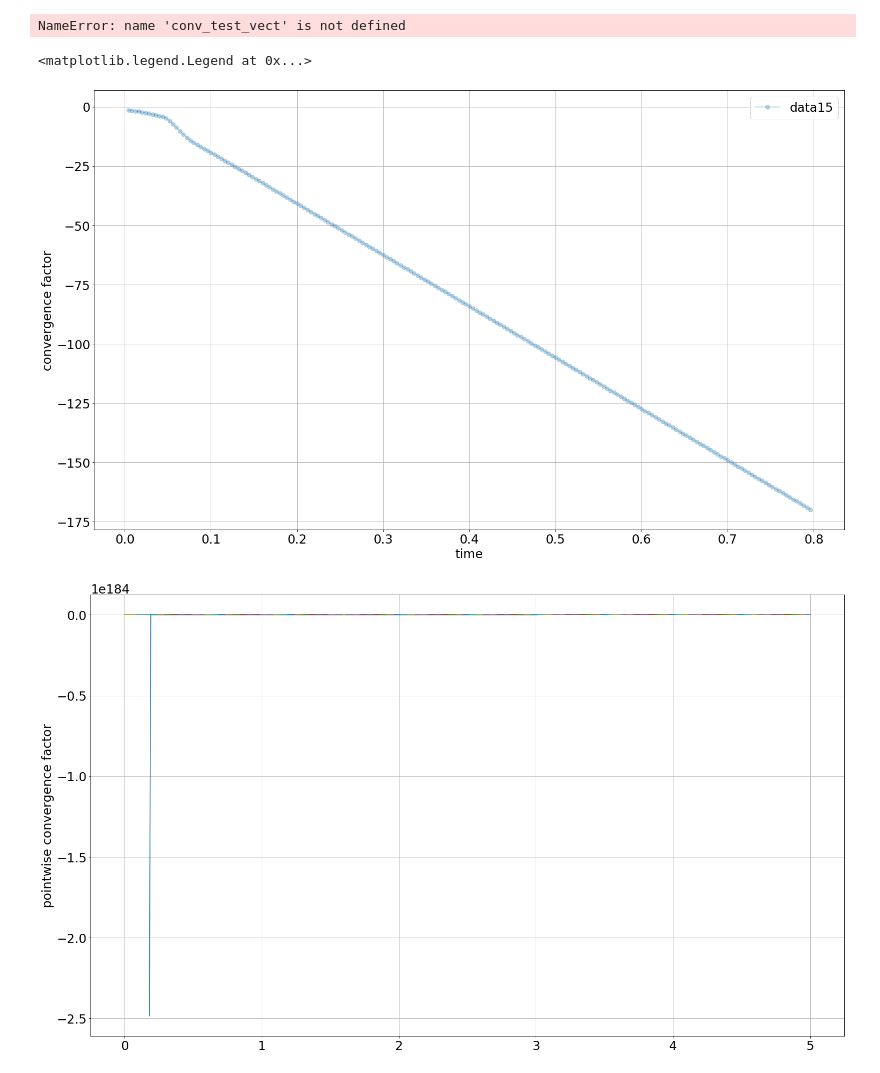
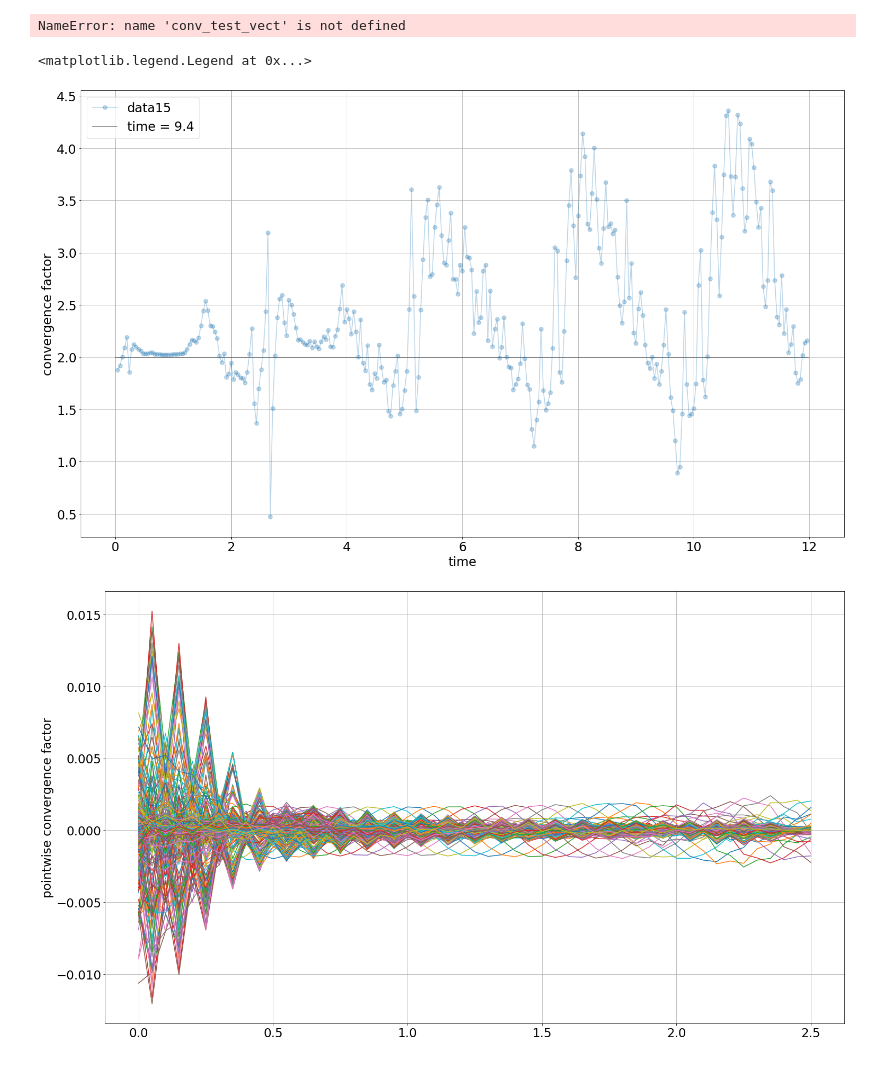
Before and after one commit to giulio-taiocchi/Master_thesis, a Jupyter notebook: Analysis_notebook.ipynb, the cells around one changed output. Cells and saved outputs as stored; diff of their text form; code cells hidden in the pictures.

```diff
--- a/Analysis_notebook.ipynb
+++ b/Analysis_notebook.ipynb
@@ -94,7 +98,7 @@ names.names
 Name: names, dtype: object
 # %%
-range_time = 0.8
-number_steps = 200
+range_time = 12
+number_steps = 300
 len_step = range_time / number_steps
 times = np.arange(0,range_time+len_step,len_step)
 times
@@ -174,20 +177,21 @@ Name: names, dtype: object
 # %%
 %%time
-domain = 5
-h1 = 0.1
+h1 = 0.05
 h2 = h1/2
 h3 = h2/2
-N_point1 = int(domain/h1+1)
-N_point2 = int(domain/h2+1)
-N_point3 = int(domain/h3+1)
+domain_lenght = 2.5
+gl = 2
+gr = 2
+N_point1 = int(domain_lenght/h1+1)+gl+gr
+N_point2 = int(domain_lenght/h2+1)+gl+gr
+N_point3 = int(domain_lenght/h3+1)+gl+gr
 big_DF = []
-for n in range (0, 1):
+for n in range (0, 5):
     DF1, DF2, DF3 = [], [], []
     for i in range (0,number_steps):
         DF1.append( pd.read_csv(names.names[n],skiprows = (N_point1+1)*i,nrows =N_point1) )
         DF2.append( pd.read_csv(names.names[n],skiprows = (N_point1+1)*(number_steps+1)+ (N_point2+1)*i,nrows =N_point2) )
-        DF3.append( pd.read_csv(names.names[n],skiprows = (N_point1+1)*(number_steps+1)+ N_point1*2*(number_steps+1)+(N_point3+1)*i,nrows =N_point3) )
+        DF3.append( pd.read_csv(names.names[n],skiprows = (N_point1+1)*(number_steps+1)+ (N_point2+1)*(number_steps+1)+(N_point3+1)*i,nrows =N_point3) )
     big_DF.append([DF1,DF2,DF3])
     print(names.names[n]+ " added")
-        #f[11
 # %% [output]
@@ -219,8 +227,8 @@ big_DF[0][0][2]
 # %%
 for n in range(0,1):
-    for i in range(0,1):
+    for i in range(0,2):
         #plt.plot(DF[i][1]['x'],initialize_func_vect(gauss_PI,DF[i][1]['x'],DF[i][1]['x'][1]-DF[i][1]['x'][1],times[1]),'+',alpha=0.7,label="theo",markersize=15)
-        plt.plot(big_DF[n][i][-1]['x'],big_DF[n][i][0]['field0'],alpha=0.7,markersize=25)
+        plt.plot(big_DF[n][i][0]['x'],big_DF[n][i][0]['field0'],alpha=0.7,markersize=25)
         #plt.plot(DF[i][-1]['x'],DF[i][0]['field1']-initialize_func_vect(gauss_PI,DF[i][10]['x'],DF[i][10]['x'][10]-DF[i][10]['x'][10],times[-1]),alpha=0.7,label=names.name[int(names.name.size/3)*(i+1)-1],markersize=25)
 
 
@@ -243,8 +251,8 @@ for i in range(0,0):
             #plt.plot(DF[i][j]['x'],initialize_func_vect(gauss_PI,DF[i][0]['x'],DF[i][0]['x'][0]-DF[i][0]['x'][10],times[j]),'.-',alpha=0.6,label="theo",markersize=5)
 """
 for n in []:
-    for i in range(2,3):
-        for j in range(0,4):
+    for i in range(0,3):
+        for j in range(0,1):
             #plt.plot(big_DF[n][i][j]['x'],big_DF[n][i][j]['field2'],alpha=0.6,label=names[n].name[int(names[n].name.size/3)*(i+1)-1],markersize=15)
             #plt.plot(big_DF[n][i][j]['x'],big_DF[n][i][j]['field0'],alpha=0.6,label=names[n].name[int(names[n].name.size/3)*(i+1)-1],markersize=15)
             #plt.plot(DF[i][j]['x'],DF[i][j]['field2'],alpha=0.7,label=names.name[int(names.name.size/3)*(i+1)-1],markersize=25)
@@ -254,17 +262,18 @@ for n in []:
             #plt.plot(big_DF[n][i][j]['x'],np.sin(np.log(1+big_DF[n][i][j]['field2'])),'.-',alpha=0.5,label=names[n].name[int(names[n].name.size/3)*(i+1)-1],markersize=10)
 
 
+
 for n in [0]:
     for i in range(0,3):
-        for j in range(1,2):
-            plt.plot(big_DF[n][i][j]['x'],big_DF[n][i][j]['field1'],alpha=0.6,markersize=15)
+        for j in range(50,51):
+            plt.plot(big_DF[n][i][j]['x'],big_DF[n][i][j]['field0'],alpha=0.6,markersize=15,label=str(times[j]))
             #plt.plot(big_DF[n][i][j]['x'],big_DF[n][i][j]['field1'],'+-',alpha=0.4,markersize=8)
             #plt.plot(big_DF[n][i][j]['x'],big_DF[n][i][j]['field2'],'+-',alpha=0.4,markersize=8)
 
 
 plt.grid()
-#plt.xlim([-0.1,0.5])
-#plt.ylim([ -10,10] )
-#plt.legend()
+#plt.xlim([0.,2.7])
+#plt.ylim([ -0.011,0.01] )
+plt.legend()
 #times[163]
 # %% [output]
@@ -293,38 +303,40 @@ for i,t in enumerate(times[::2]):
 for n in range(0,1):
     self_conv_test_vect = []
     for i,t in enumerate(times[0:-1]):
-        self_conv_test_vect.append(self_conv_test(big_DF[n][0][i],big_DF[n][1][i],big_DF[n][2][i]))
+        self_conv_test_vect.append(self_conv_test(big_DF[n][0][i],big_DF[n][1][i],big_DF[n][2][i],gl,gr))
     allruns_self_conv_test_vect.append(self_conv_test_vect)
-    plt.plot(times[0:-1], self_conv_test_vect,'.-',markersize=15,alpha=0.3,label="data"+str(n+shift))
+    plt.plot(times[0:-1], self_conv_test_vect,'.-',markersize=15,alpha=0.3,label="data"+str(n+shift1))
 #plt.xlim(0,40)
-#plt.ylim(0,4)
+#plt.ylim(1.5,2.5)
 #plt.xlabel('time')
 plt.ylabel('convergence factor')
 plt.xlabel('time')
 #plt.vlines(0.652,0,5,alpha=0.5,label="time = 9.4")
+plt.hlines(2,0,12,alpha=0.5,label="time = 9.4")
+
 plt.grid()
 plt.legend()
 # %% [output]
 <matplotlib.legend.Legend at 0x...>
-[figure, old version]
+[figure, new version]
 # %%
 n_ind = 0
 self_conv_test_vect_pw = []
 for j in range(0,number_steps-1):
-    self_conv_test_vect_pw.append(self_conv_test_pw(big_DF[n_ind][0][j], big_DF[n_ind][1][j], big_DF[n_ind][2][j]))
-    plt.plot(big_DF[n_ind][0][0]['x'],self_conv_test_vect_pw[j][0]-self_conv_test_vect_pw[j][1],markersize=15)
+    self_conv_test_vect_pw.append(self_conv_test_pw(big_DF[n_ind][0][j], big_DF[n_ind][1][j], big_DF[n_ind][2][j],gl,gr))
+    plt.plot(big_DF[n_ind][0][0]['x'][gl:-gr],self_conv_test_vect_pw[j][0]-self_conv_test_vect_pw[j][1],markersize=15)
     #plt.hlines(np.mean(self_conv_test_vect_pw[j]),-5,5,alpha=0.4)
 
 #plt.plot(times,self_conv_test_vect_pw,label="conv_test")
 #plt.xlim(-3.5,-3.7)
 #plt.ylim(1.95,2.1)
 #plt.xlabel('time')
 plt.ylabel('pointwise convergence factor')
 plt.grid()
 #plt.legend()
 #print(self_conv_test_vect_pw[-24])
 # %% [output]
-[figure, old version]
+[figure, new version]
 # %%
 fig, ax = plt.subplots()
 
```
Also changed, not shown: parts of 12 cells of this notebook, 3 other files.
